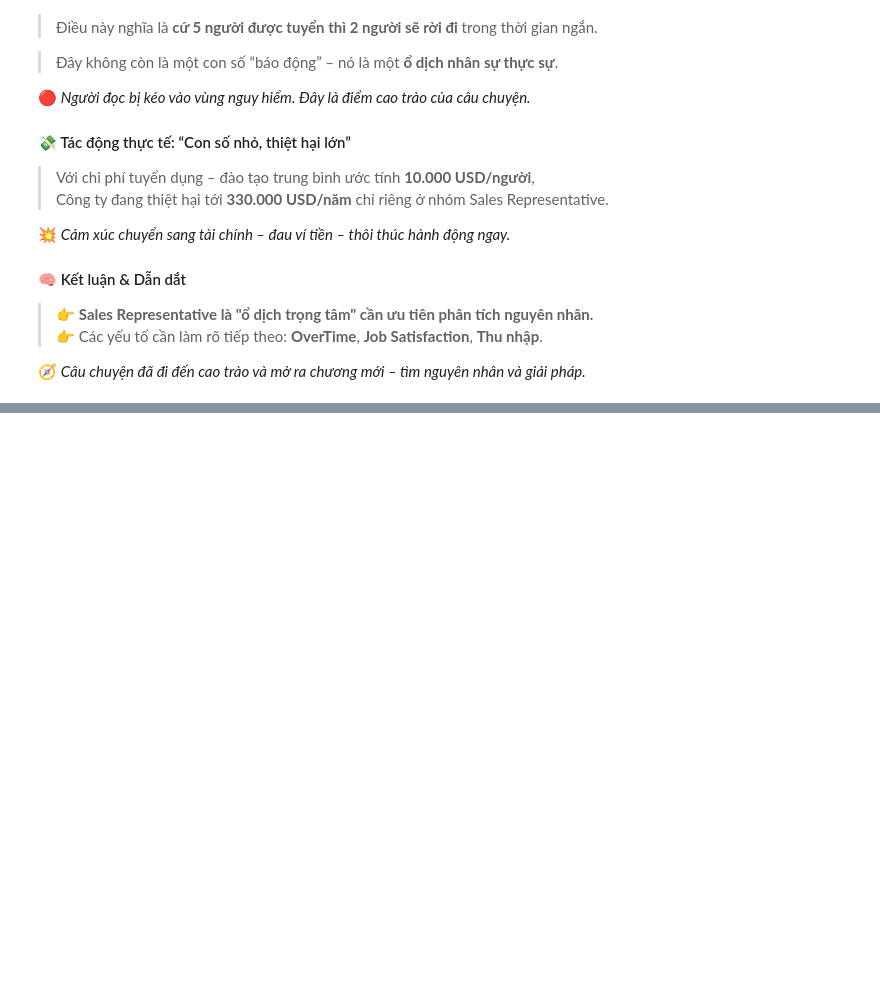
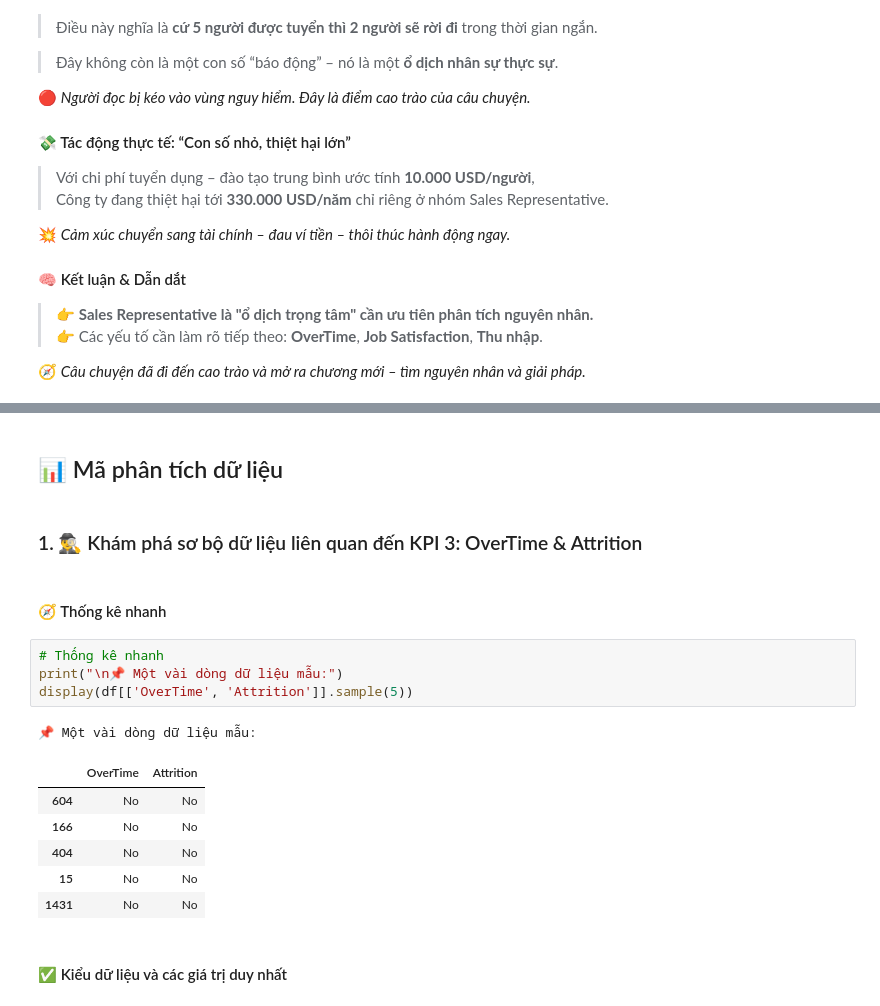
Before and after one commit to CongDon1207/DataStorytelling-EmployeeChurn-Superset, a Jupyter notebook: Final_Project.ipynb, the cells around one changed output, grey strips where cells are left out. Saved outputs shown, nothing was run; the diff lists cells and outputs as text; blank space fills up the shorter version.

```diff
--- a/Final_Project.ipynb
+++ b/Final_Project.ipynb
@@ -390,0 +421,20 @@ Passing `palette` without assigning `hue` is deprecated and will be removed in v
+# %% [markdown]
+## 📊 Mã phân tích dữ liệu
+# %% [markdown]
+### 1. 🕵️‍♂️ Khám phá sơ bộ dữ liệu liên quan đến KPI 3: OverTime & Attrition
+# %% [markdown]
+#### 🧭 Thống kê nhanh
+# %%
+# Thống kê nhanh
+print("\n📌 Một vài dòng dữ liệu mẫu:")
+display(df[['OverTime', 'Attrition']].sample(5))
+# %% [output]
+📌 Một vài dòng dữ liệu mẫu:
+|  | OverTime | Attrition |
+| 604 | No | No |
+| 166 | No | No |
+| 404 | No | No |
+| 15 | No | No |
+| 1431 | No | No |
+# %% [markdown]
+#### ✅ Kiểu dữ liệu và các giá trị duy nhất
```
Also changed, not shown: parts of 39 cells of this notebook.
